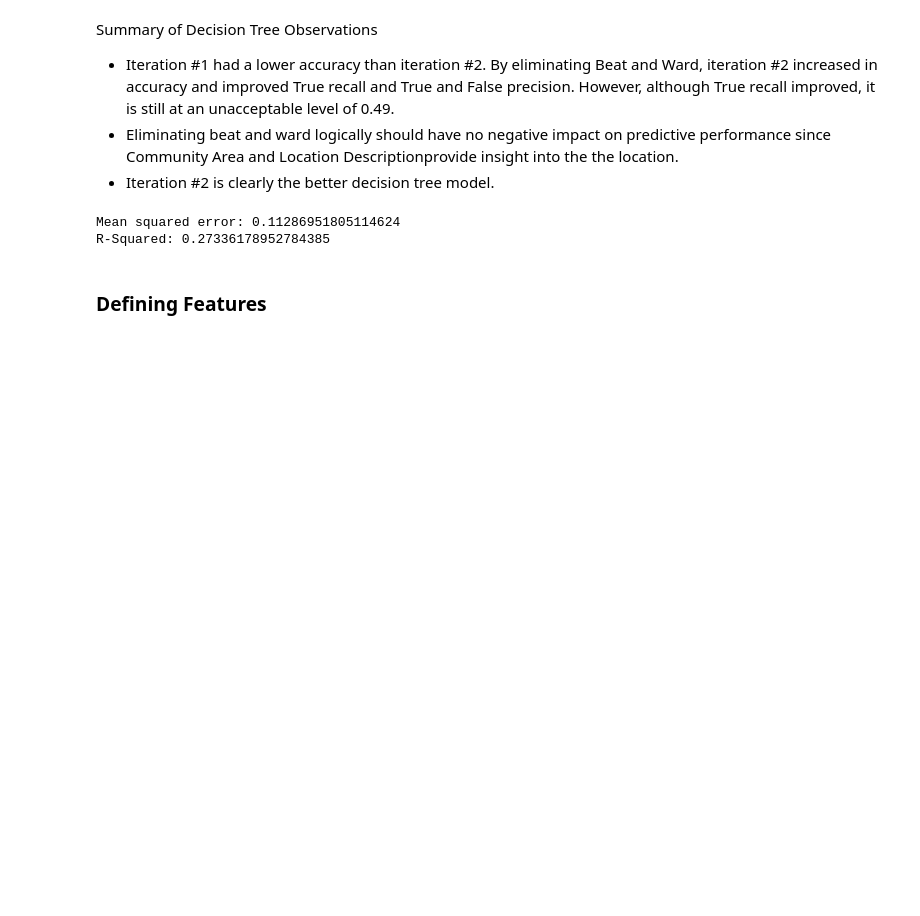
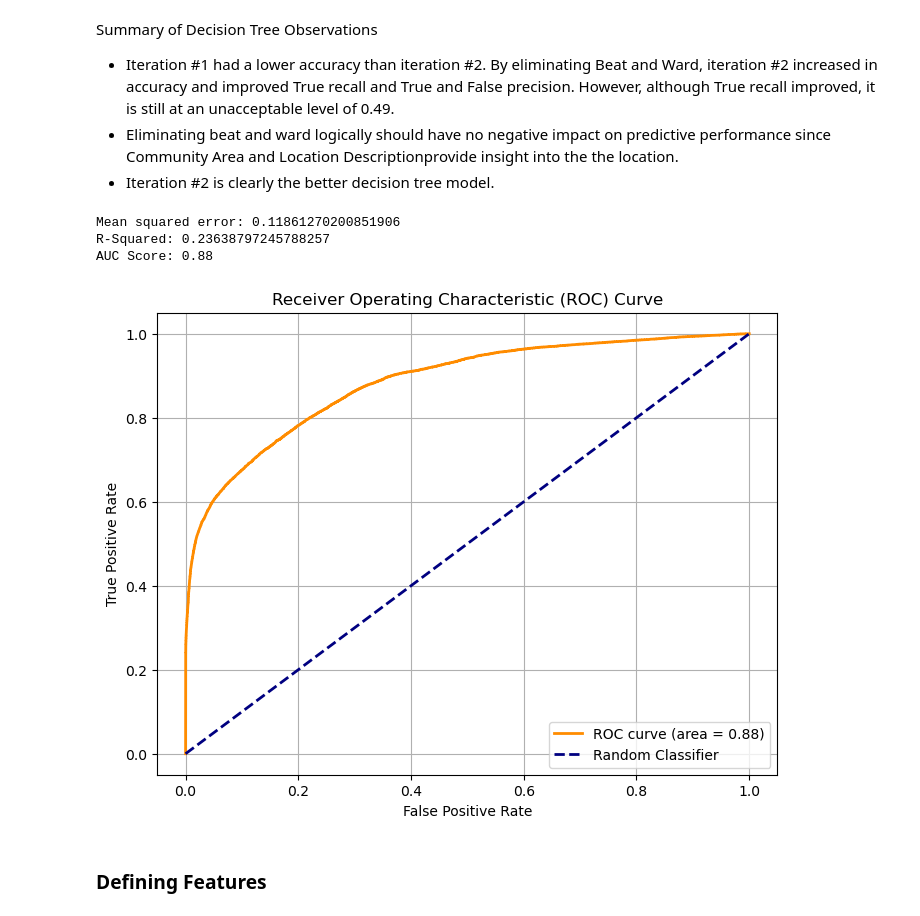
Before and after one commit to tkoche3/ISDS7075, a Jupyter notebook: group_project_modeling-RSM.ipynb, the cells around one changed output. Cells and saved outputs as stored; diff of their text form; code cells hidden in the pictures; blank space fills up the shorter version.

Commit message:
New Random Forest Model

```diff
--- a/group_project_modeling-RSM.ipynb
+++ b/group_project_modeling-RSM.ipynb
@@ -834,53 +832,99 @@ Summary of Decision Tree Observations
 - Eliminating beat and ward logically should have no negative impact on predictive performance since Community Area and Location Descriptionprovide insight into the the location.
 - Iteration #2 is clearly the better decision tree model.
 # %%
+#Iteration #1
+#Excluded ID, Date, Arrest, Location
+#Results:
+#Mean squared error: 0.1259990747092513
+#R-Squared: 0.18883553550401566
+#AUC Score: 0.88
+
+#Iteration #2
+#Excluded ID, Date, Arrest, Location, Beat, Ward, Season
+#Results:
+#Mean squared error: 0.12571191551138267
+#R-Squared: 0.1906842263575138
+#AUC Score: 0.87
+
+#Iteration #3
+#Excluded ID, Date, Arrest, Location, Beat, Ward, Season, Latitude, Longitude
+#Results:
+#Mean squared error: 0.1262383740408085
+#R-Squared: 0.18729495979276733
+#AUC Score: 0.87
+
+#Iteration #4
+#Excluded ID, Date, Arrest, Location
+#Results:
+#Mean squared error: 0.11861270200851906
+#R-Squared: 0.23638797245788257
+#AUC Score: 0.88
+
+
+
+
 #Random Forest
-#ITERATION #1
+#ITERATION(n)
 ##Import Libraries/Packages
 from sklearn import metrics
-from sklearn.ensemble import RandomForestRegressor
+from sklearn.ensemble import RandomForestClassifier
 from sklearn.metrics import mean_squared_error, r2_score
 from sklearn.compose import ColumnTransformer
 from sklearn.preprocessing import OneHotEncoder
 from sklearn.pipeline import Pipeline
 from sklearn.model_selection import train_test_split
+from sklearn.metrics import roc_curve, roc_auc_score
 
 ##Define Features
 XX = df_crime.drop(columns=['ID', 'Date', 'Arrest', 'Location'])
 yy = df_crime['Arrest']
 
 numerical_features = ['Beat', 'District', 'Ward', 'Community Area', 'Latitude', 'Longitude']
 categorical_features = ['Primary Type', 'Description', 'Domestic', 'Season', 'HourBinned', 'DayBinned',
                         'Location Description_Binned', 'Violent_Crime', 'Primary Type (Binned)']
-
-
-
 #Preprocessing
 preprocessor = ColumnTransformer(
     transformers=[('num', 'passthrough', numerical_features), ('cat', OneHotEncoder(handle_unknown='ignore'), categorical_features)])
 
 #Pipeline
-model = Pipeline(steps=[('preprocessor', preprocessor), ('regressor', RandomForestRegressor(n_estimators=100, max_depth=10, bootstrap=True))])
+model = Pipeline(steps=[('preprocessor', preprocessor), ('classifier', RandomForestClassifier(n_estimators=100, max_depth=15, bootstrap=True))])
 
 #Split the Data (Training/Test)
 X_train, X_test, y_train, y_test = train_test_split(XX, yy, test_size=.25, random_state=42, stratify=yy)
 
 #Model
-pipeline.fit(X_train, y_train)
+model.fit(X_train, y_train)
 
 #Predict
-y_pred = pipeline.predict(X_test)
+y_pred = model.predict(X_test)
+y_pred_proba = model.predict_proba(X_test)[:, 1]  # Added this line to get probability predictions
 
 # The mean squared error
 mse = mean_squared_error(y_test, y_pred)
 print('Mean squared error:', mse)
 
 # The coefficient of determination: 1 is perfect prediction
 r2 = r2_score(y_test, y_pred)
 print('R-Squared:', r2)
+
+fpr, tpr, thresholds = roc_curve(y_test, y_pred_proba)
+auc_score = roc_auc_score(y_test, y_pred_proba)
+
+print(f"AUC Score: {auc_score:.2f}")
+plt.figure(figsize=(8, 6))
+plt.plot(fpr, tpr, color='darkorange', lw=2, label=f'ROC curve (area = {auc_score:.2f})')
+plt.plot([0, 1], [0, 1], color='navy', lw=2, linestyle='--', label='Random Classifier')
+plt.xlabel('False Positive Rate')
+plt.ylabel('True Positive Rate')
+plt.title('Receiver Operating Characteristic (ROC) Curve')
+plt.legend(loc="lower right")
+plt.grid(True)
+plt.show()
 # %% [output]
-Mean squared error: 0.11286951805114624
-R-Squared: 0.27336178952784385
+Mean squared error: 0.11861270200851906
+R-Squared: 0.23638797245788257
+AUC Score: 0.88
+[figure, added]
 # %% [markdown]
 <h3>Defining Features</h3>
 # %% [markdown]
```
Also changed, not shown: parts of 3 cells of this notebook.
